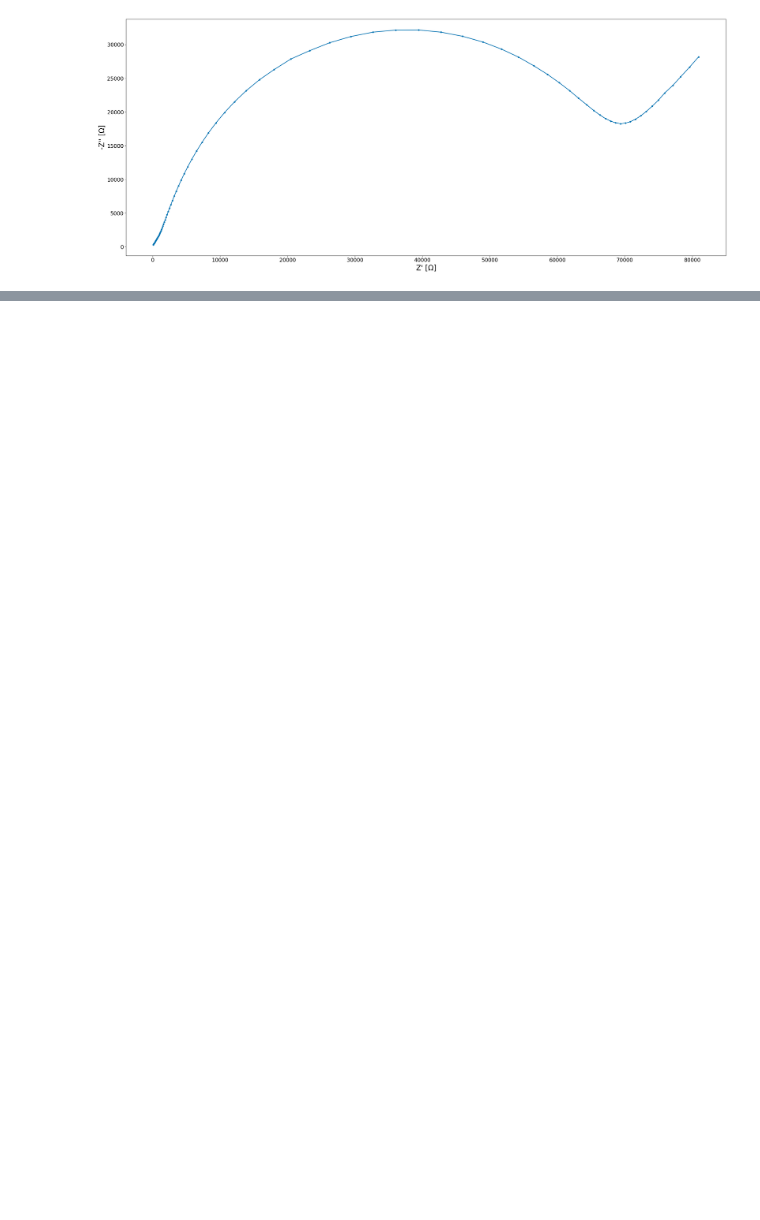
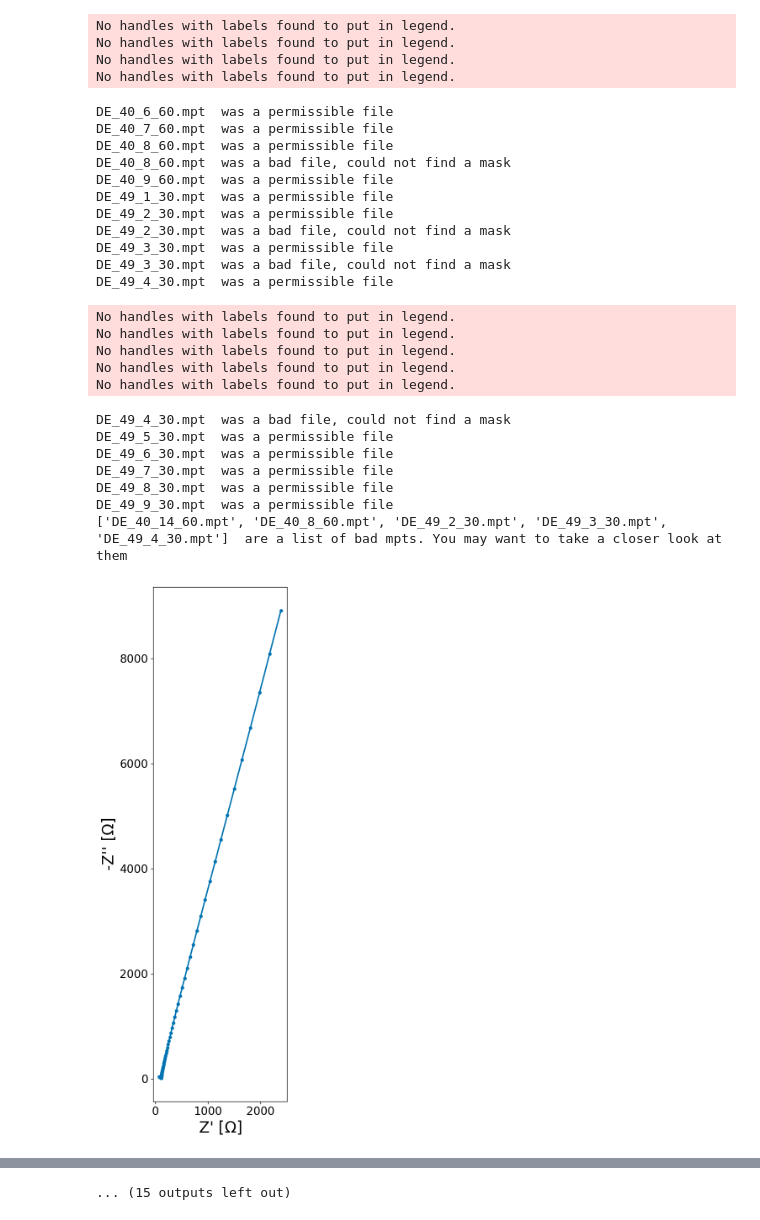
Before and after one commit to WildcatDiscovery/Kyler_Speed_Circuit, a Jupyter notebook: python_notebooks/full_auto.ipynb, the cells around one changed output, grey strips where cells are left out. Drawn from its saved outputs; the diff is of its cells as text; code cells hidden in the pictures; blank space fills up the shorter version.

```diff
--- a/python_notebooks/full_auto.ipynb
+++ b/python_notebooks/full_auto.ipynb
@@ -19,24 +19,25 @@ def full_graphing(path, lst = None):
                 print(i, ' was a bad file, could not find a mask')
         if bad_mpts:
             print(bad_mpts, " are a list of bad mpts. You may want to take a closer look at them")
-    for i in lst:
-        try:
-            print(i, ' was a permissible file')
-            ex_mpt = mpt_data(path,[i])
-            masked_mpt = mpt_data(path,[i], mask = ex_mpt.masker())
-            masked_mpt.set_new_gph_dims(30,30)
-            masked_mpt.mpt_plot()
-        except ValueError:
-            bad_mpts.append(i)
-            print(i, ' was a bad file, could not find a mask')
-        if bad_mpts:
-            print(bad_mpts, " are a list of bad mpts. You may want to take a closer look at them")
+    if type(lst) == list:
+        for i in lst:
+            try:
+                print(i, ' was a permissible file')
+                ex_mpt = mpt_data(path,[i])
+                masked_mpt = mpt_data(path,[i], mask = ex_mpt.masker())
+                masked_mpt.set_new_gph_dims(30,30)
+                masked_mpt.mpt_plot()
+            except ValueError:
+                bad_mpts.append(i)
+                print(i, ' was a bad file, could not find a mask')
+            if bad_mpts:
+                print(bad_mpts, " are a list of bad mpts. You may want to take a closer look at them")
 # %%
 path=r"C:\Users\cjang\Desktop\impedance_data\data\\"
 good_graphs = ['DE_49_7_30.mpt', 'DE_49_8_30.mpt', 'DE_49_9_30.mpt']
 #[f for f in listdir(path) if isfile(join(path, f)) if f[-3:] == 'mpt']
 # %%
-full_graphing(path, lst = good_graphs)
+full_graphing(path)
 # %% [output]
 .ix is deprecated. Please use
 .loc for label based indexing or
@@ -54 +71,28 @@ DE_49_9_30.mpt  was a permissible file
+No handles with labels found to put in legend.
+No handles with labels found to put in legend.
+No handles with labels found to put in legend.
+No handles with labels found to put in legend.
+DE_40_6_60.mpt  was a permissible file
+DE_40_7_60.mpt  was a permissible file
+DE_40_8_60.mpt  was a permissible file
+DE_40_8_60.mpt  was a bad file, could not find a mask
+DE_40_9_60.mpt  was a permissible file
+DE_49_1_30.mpt  was a permissible file
+DE_49_2_30.mpt  was a permissible file
+DE_49_2_30.mpt  was a bad file, could not find a mask
+DE_49_3_30.mpt  was a permissible file
+DE_49_3_30.mpt  was a bad file, could not find a mask
+DE_49_4_30.mpt  was a permissible file
+No handles with labels found to put in legend.
+No handles with labels found to put in legend.
+No handles with labels found to put in legend.
+No handles with labels found to put in legend.
+No handles with labels found to put in legend.
+DE_49_4_30.mpt  was a bad file, could not find a mask
+DE_49_5_30.mpt  was a permissible file
+DE_49_6_30.mpt  was a permissible file
+DE_49_7_30.mpt  was a permissible file
+DE_49_8_30.mpt  was a permissible file
+DE_49_9_30.mpt  was a permissible file
+['DE_40_14_60.mpt', 'DE_40_8_60.mpt', 'DE_49_2_30.mpt', 'DE_49_3_30.mpt', 'DE_49_4_30.mpt']  are a list of bad mpts. You may want to take a closer look at them
-[figure, old version]
+[figure, new version]
@@ -57 +102,2 @@ DE_49_9_30.mpt  was a permissible file
+... (15 outputs left out)
 # %%
```
Also changed, not shown: parts of 10 cells of this notebook, 9 other files.
